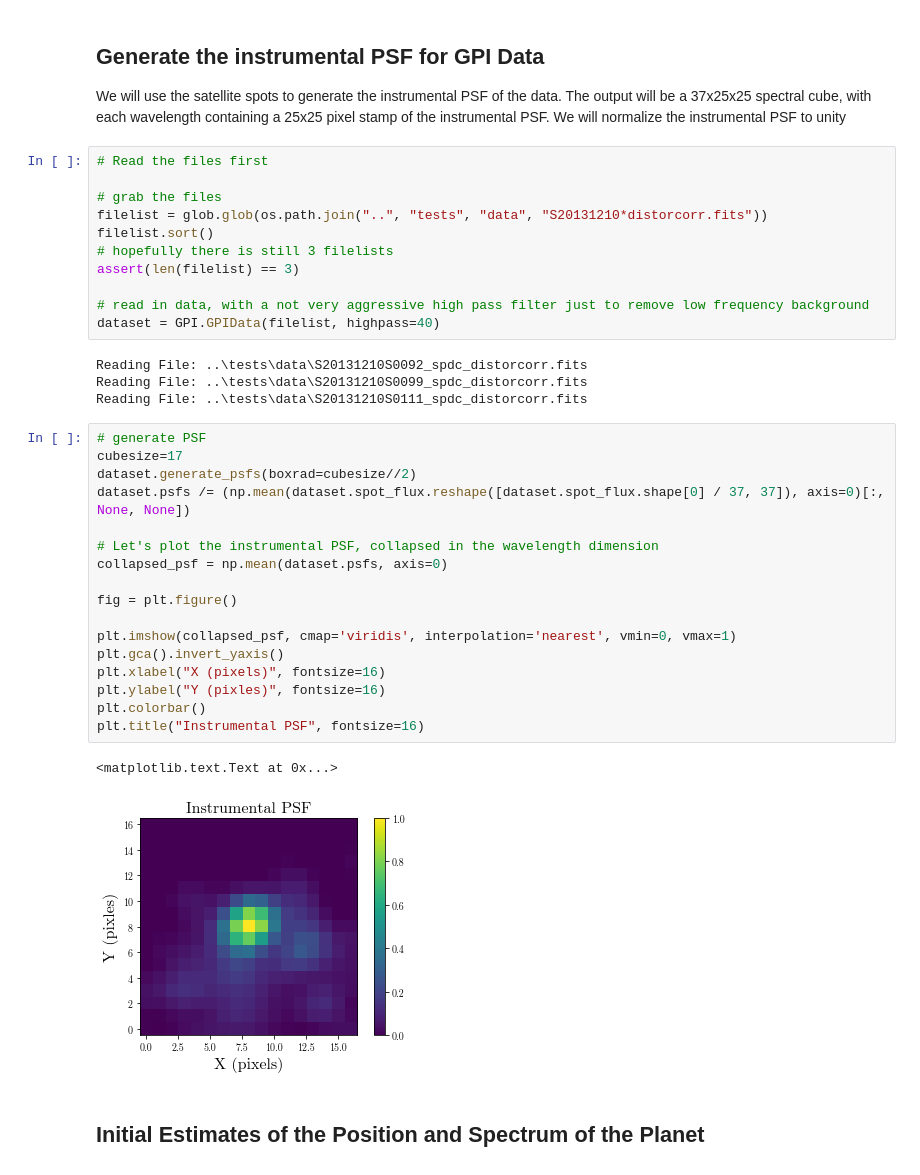
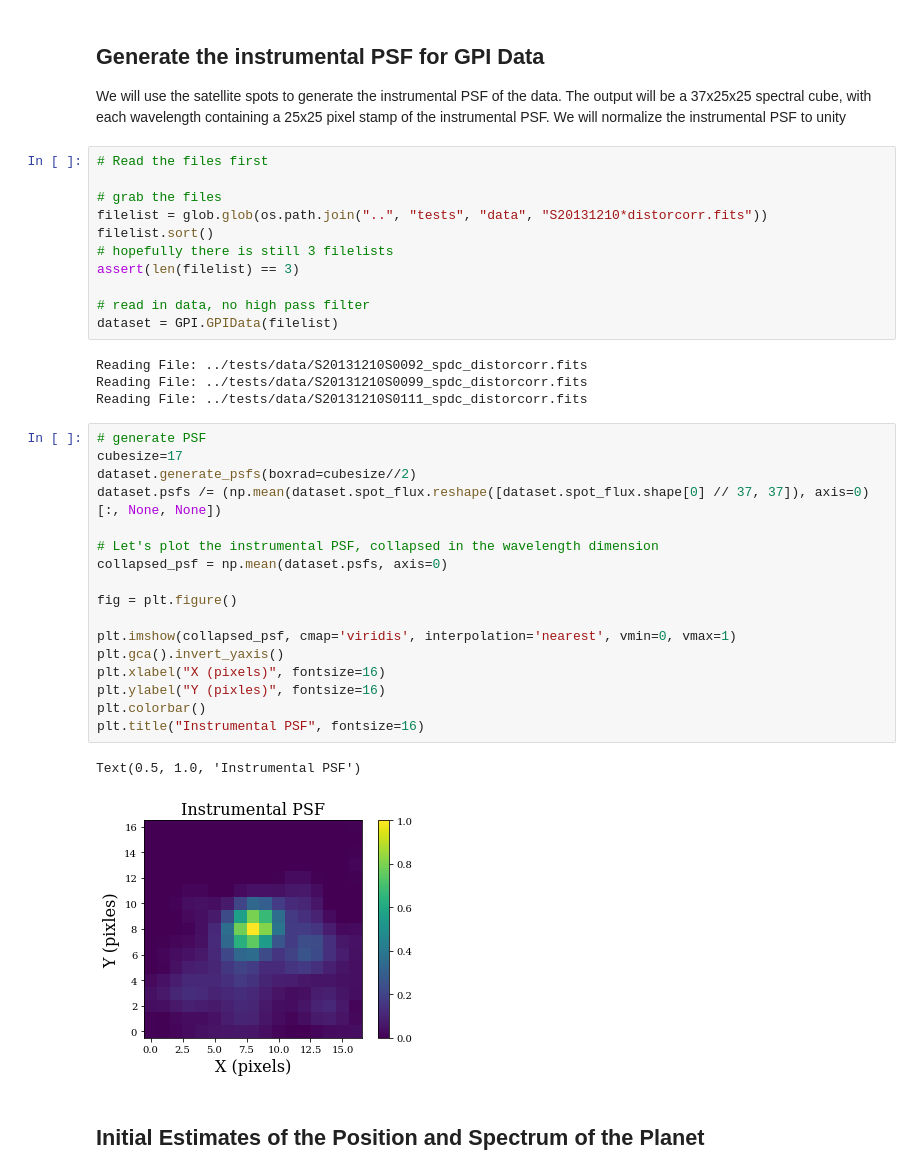
Before and after one commit to UCSB-Exoplanet-Polarimetry-Lab/pyKLIP_NMFJAX, a Jupyter notebook: examples/Bayesian_KLIP-FM_Astrometry.ipynb, the cells around one changed output. Cells and saved outputs as stored; diff of their text form.

```diff
--- a/examples/Bayesian_KLIP-FM_Astrometry.ipynb
+++ b/examples/Bayesian_KLIP-FM_Astrometry.ipynb
@@ -27,32 +27,32 @@ filelist.sort()
 # hopefully there is still 3 filelists
 assert(len(filelist) == 3)
 
-# read in data, with a not very aggressive high pass filter just to remove low frequency background
-dataset = GPI.GPIData(filelist, highpass=40)
+# read in data, no high pass filter
+dataset = GPI.GPIData(filelist)
 # %% [output]
-Reading File: ..\tests\data\S20131210S0092_spdc_distorcorr.fits
-Reading File: ..\tests\data\S20131210S0099_spdc_distorcorr.fits
-Reading File: ..\tests\data\S20131210S0111_spdc_distorcorr.fits
+Reading File: ../tests/data/S20131210S0092_spdc_distorcorr.fits
+Reading File: ../tests/data/S20131210S0099_spdc_distorcorr.fits
+Reading File: ../tests/data/S20131210S0111_spdc_distorcorr.fits
 # %%
 # generate PSF
 cubesize=17
 dataset.generate_psfs(boxrad=cubesize//2)
-dataset.psfs /= (np.mean(dataset.spot_flux.reshape([dataset.spot_flux.shape[0] / 37, 37]), axis=0)[:, None, None])
+dataset.psfs /= (np.mean(dataset.spot_flux.reshape([dataset.spot_flux.shape[0] // 37, 37]), axis=0)[:, None, None])
 
 # Let's plot the instrumental PSF, collapsed in the wavelength dimension
 collapsed_psf = np.mean(dataset.psfs, axis=0)
 
 fig = plt.figure()
 
 plt.imshow(collapsed_psf, cmap='viridis', interpolation='nearest', vmin=0, vmax=1)
 plt.gca().invert_yaxis()
 plt.xlabel("X (pixels)", fontsize=16)
 plt.ylabel("Y (pixles)", fontsize=16)
 plt.colorbar()
 plt.title("Instrumental PSF", fontsize=16)
 # %% [output]
-<matplotlib.text.Text at 0x...>
+Text(0.5, 1.0, 'Instrumental PSF')
-[figure, old version]
+[figure, new version]
 # %% [markdown]
 ## Initial Estimates of the Position and Spectrum of the Planet
 # %%
```
Also changed, not shown: parts of 7 cells of this notebook, 4 other files.
